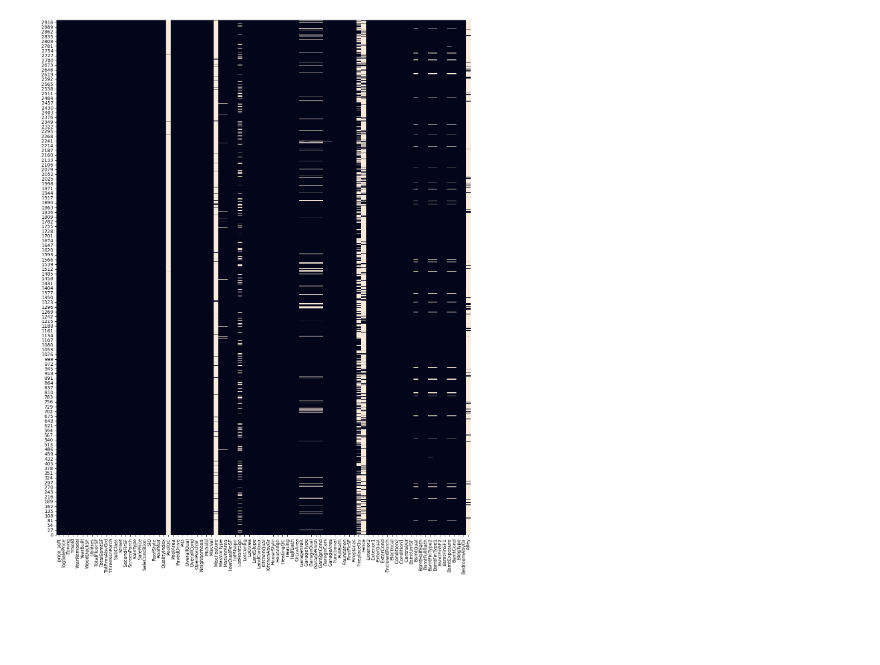
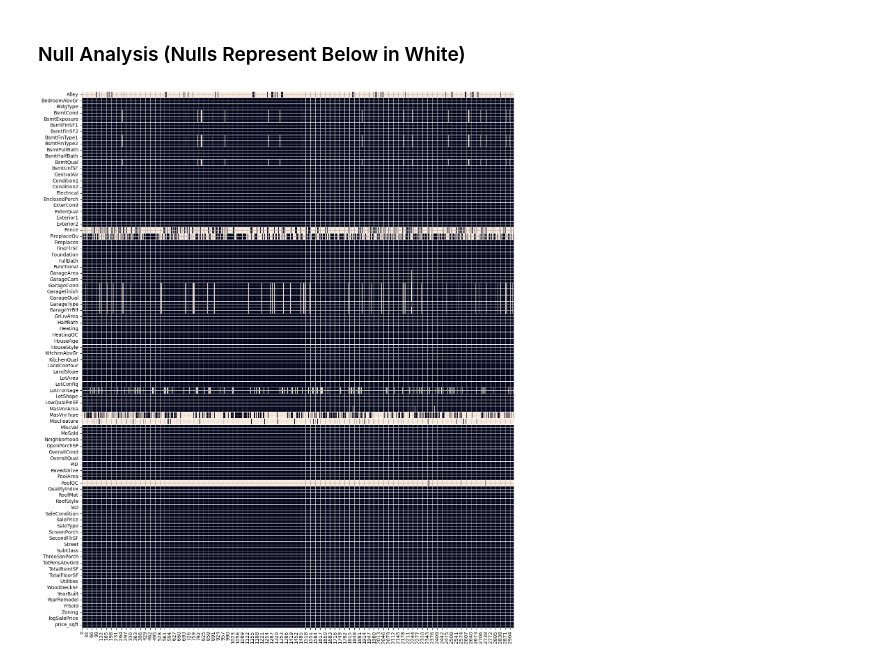
Before and after one commit to MichaelRocchio/msds_410, a Jupyter notebook: Assignment_1/rocchio_assign1.ipynb, the cells around one changed output. Drawn from its saved outputs; the diff is of its cells as text; code cells hidden in the pictures; blank space fills up the shorter version.

```diff
--- a/Assignment_1/rocchio_assign1.ipynb
+++ b/Assignment_1/rocchio_assign1.ipynb
@@ -53,17 +75,20 @@ Data columns (total 87 columns):
  86  price_sqft     2930 non-null   float64
 dtypes: float64(13), int64(31), object(43)
 memory usage: 1.9+ MB
+# %% [markdown]
+### Null Analysis (Nulls Represent Below in White)
 # %%
 fig, ax = plt.subplots(figsize=(16, 20))
 plt.rcParams["axes.grid"] = True
 
 df_heat=df.sort_index(axis=1, ascending=False)
-
-sns.heatmap(df_heat.isnull(), ax=ax, linecolor='white', cbar=False).invert_yaxis()
+sns.heatmap(df_heat.T.isnull(), ax=ax, cbar=False).invert_yaxis()
+ax.hlines(range(len(df_heat)), *ax.get_xlim(), color='white', linewidths=1)
+ax.vlines([], [], [])
 plt.yticks(rotation = 360)
 plt.show()
 # %% [output]
-[figure, old version]
+[figure, new version]
 # %%
 Nulls=[]
 for i in df.columns:
```
Also changed, not shown: parts of 36 cells of this notebook.
